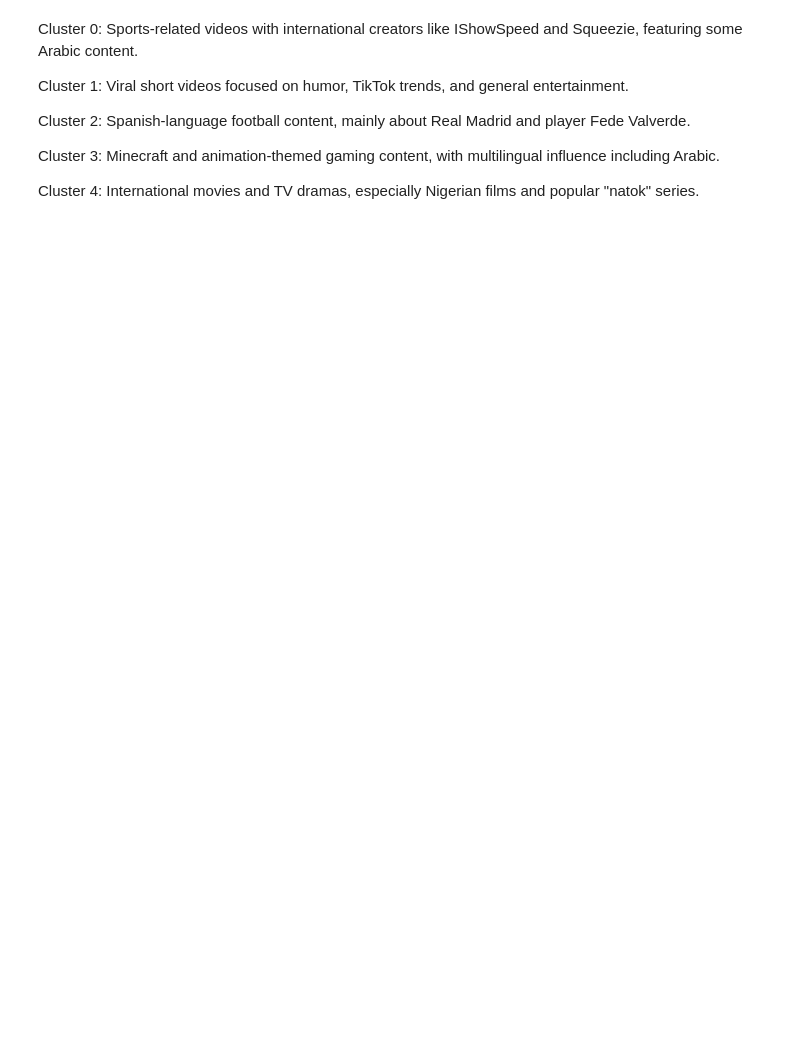
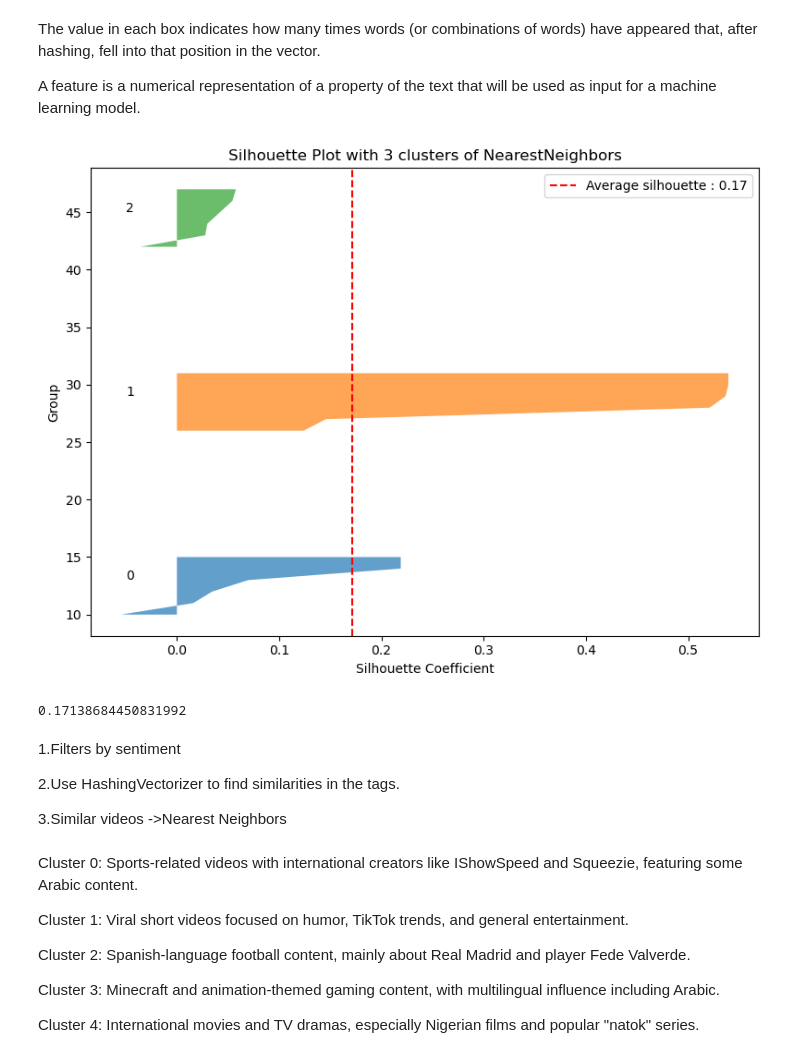
Before and after one commit to adrianarodriguezrodriguez/youtube, a Jupyter notebook: notebooks/clustering.ipynb, the cells around one changed output. Saved outputs shown, nothing was run; the diff lists cells and outputs as text; code cells hidden in the pictures; blank space fills up the shorter version.

```diff
--- a/notebooks/clustering.ipynb
+++ b/notebooks/clustering.ipynb
@@ -16,5 +30,9 @@ data_df_tf = vectorize_df(data)
+# %% [markdown]
+The value in each box indicates how many times words (or combinations of words) have appeared that, after hashing, fell into that position in the vector.
+
+A feature is a numerical representation of a property of the text that will be used as input for a machine learning model.
 # %%
-num_queries = 5
+num_queries = 3
 
 features, labels = clustering_with_neighbors(data_df_tf, data, user_sentiment="positive", num_queries=num_queries)
 # %%
@@ -27 +41,12 @@ sil_score_plot(silhouette_score, features, labels, num_queries)
+# %%
+sil_score_plot(silhouette_score, features, labels, 3)
+# %% [output]
+[figure, added]
+0.17138684450831992
+# %% [markdown]
+1.Filters by sentiment
+
+2.Use HashingVectorizer to find similarities in the tags.
+
+3.Similar videos ->Nearest Neighbors
 # %%
```
Also changed, not shown: parts of 9 cells of this notebook, 5 other files.
